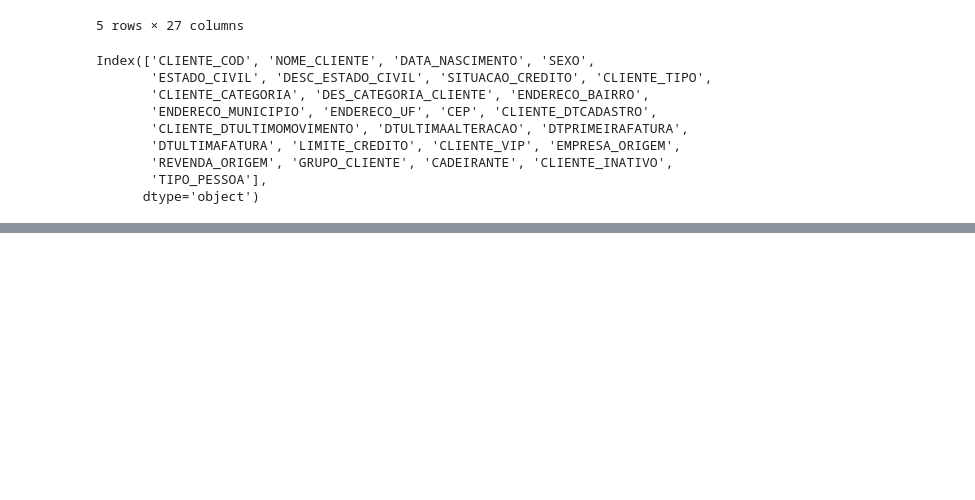
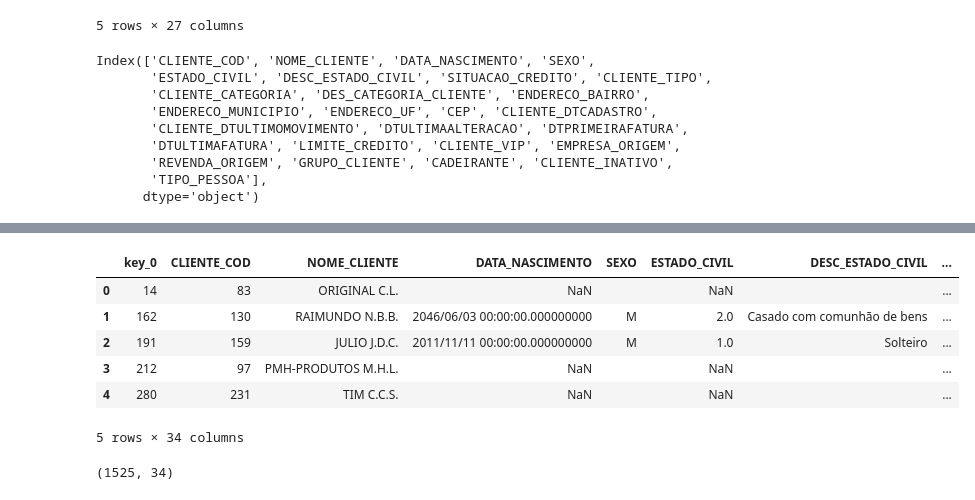
Before and after one commit to equipepontozip/sonic-the-movie, a Jupyter notebook: exploratoria/exploratoria-consumidor.ipynb, the cells around one changed output, grey strips where cells are left out. Drawn from its saved outputs; the diff is of its cells as text; code cells hidden in the pictures; blank space fills up the shorter version.

Commit message:
fix arquivo latlongs e joga clientes no mapa

```diff
--- a/exploratoria/exploratoria-consumidor.ipynb
+++ b/exploratoria/exploratoria-consumidor.ipynb
@@ -28,0 +82,4 @@ Index(['CLIENTE_COD', 'NOME_CLIENTE', 'DATA_NASCIMENTO', 'SEXO',
+# %%
+df_df = d2 = pd.DataFrame(df.loc[df.ENDERECO_UF=='DF'])
+print(df_df.shape)
+df.head()
@@ -28,0 +95,4 @@ Index(['CLIENTE_COD', 'NOME_CLIENTE', 'DATA_NASCIMENTO', 'SEXO',
+# %%
+df_latlong = pd.read_csv("../data/latlongs.csv")
+print(df_latlong.shape)
+df_latlong.head()
@@ -28,0 +107,16 @@ Index(['CLIENTE_COD', 'NOME_CLIENTE', 'DATA_NASCIMENTO', 'SEXO',
+# %%
+df_novo = pd.merge(df_df, df_latlong,on=df_df.index)
+# %%
+df_novo.head()
+# %% [output]
+|  | key_0 | CLIENTE_COD | NOME_CLIENTE | DATA_NASCIMENTO | SEXO | ESTADO_CIVIL | DESC_ESTADO_CIVIL | ... |
+| 0 | 14 | 83 | ORIGINAL C.L. | NaN |  | NaN |  | ... |
+| 1 | 162 | 130 | RAIMUNDO N.B.B. | 2046/06/03 00:00:00.000000000 | M | 2.0 | Casado com comunhão de bens | ... |
+| 2 | 191 | 159 | JULIO J.D.C. | 2011/11/11 00:00:00.000000000 | M | 1.0 | Solteiro | ... |
+| 3 | 212 | 97 | PMH-PRODUTOS M.H.L. | NaN |  | NaN |  | ... |
+| 4 | 280 | 231 | TIM C.C.S. | NaN |  | NaN |  | ... |
+5 rows × 34 columns
+# %%
+df_novo.shape
+# %% [output]
+(1525, 34)
```
Also changed, not shown: parts of 11 cells of this notebook, 1 other file.
